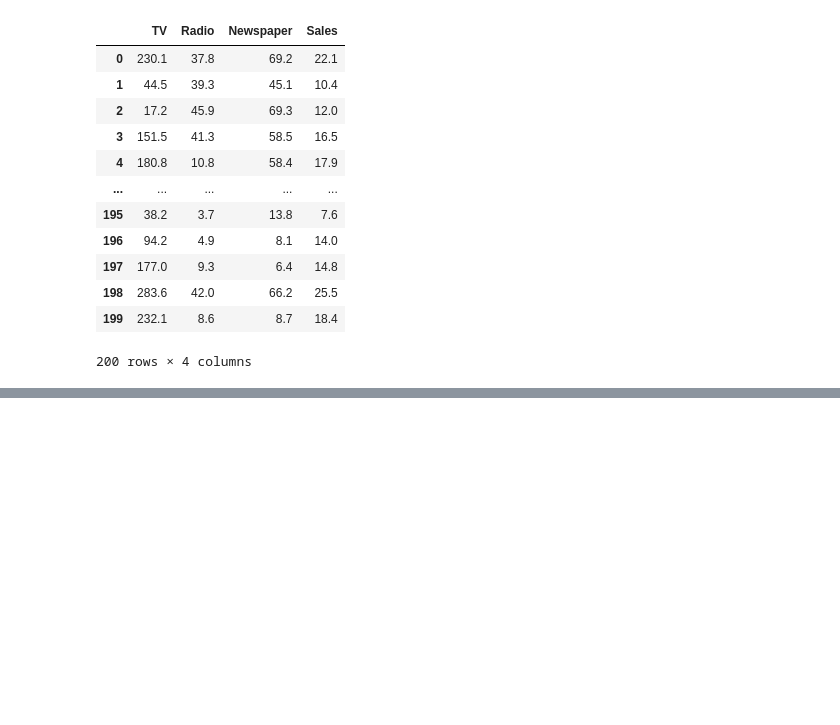
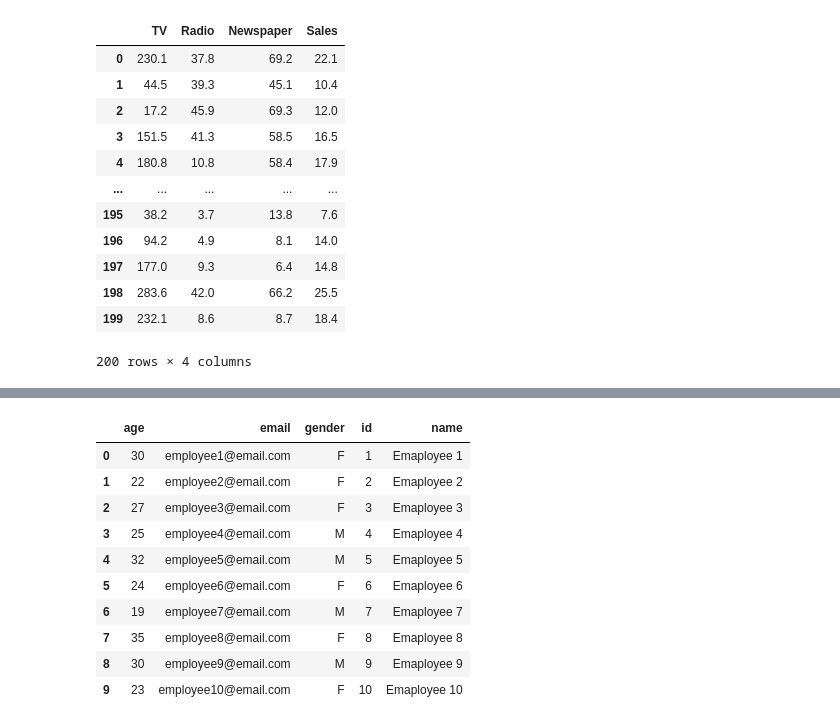
Before and after one commit to CamiloBaeza/Data-Science-Datavase-and-ETL-whith-python, a Jupyter notebook: Section 2 - Files.ipynb, the cells around one changed output, grey strips where cells are left out. Drawn from its saved outputs; the diff is of its cells as text; code cells hidden in the pictures; blank space fills up the shorter version.

```diff
--- a/Section 2 - Files.ipynb
+++ b/Section 2 - Files.ipynb
@@ -183,0 +329,38 @@ df
+# %%
+# reading xml file
+import xml.etree.ElementTree as ET
+import pandas as pd
+
+# Read file
+xml_data = open('datasets/employees.xml', 'r').read()
+# Parse XML
+root = ET.XML(xml_data)
+
+tags = []
+columns = []
+isread = False
+for child in root:
+    tag = {}
+    for subchild in child:
+        if not isread:
+            columns.append(subchild.tag)
+        tag[subchild.tag] = subchild.text
+
+    if not isread:
+        isread = True
+    tags.append(tag)
+
+df = pd.DataFrame(tags,columns=columns)
+df
+# %% [output]
+|  | age | email | gender | id | name |
+| 0 | 30 | employee1@email.com | F | 1 | Emaployee 1 |
+| 1 | 22 | employee2@email.com | F | 2 | Emaployee 2 |
+| 2 | 27 | employee3@email.com | F | 3 | Emaployee 3 |
+| 3 | 25 | employee4@email.com | M | 4 | Emaployee 4 |
+| 4 | 32 | employee5@email.com | M | 5 | Emaployee 5 |
+| 5 | 24 | employee6@email.com | F | 6 | Emaployee 6 |
+| 6 | 19 | employee7@email.com | M | 7 | Emaployee 7 |
+| 7 | 35 | employee8@email.com | F | 8 | Emaployee 8 |
+| 8 | 30 | employee9@email.com | M | 9 | Emaployee 9 |
+| 9 | 23 | employee10@email.com | F | 10 | Emaployee 10 |
```
Also changed, not shown: parts of 24 cells of this notebook.
